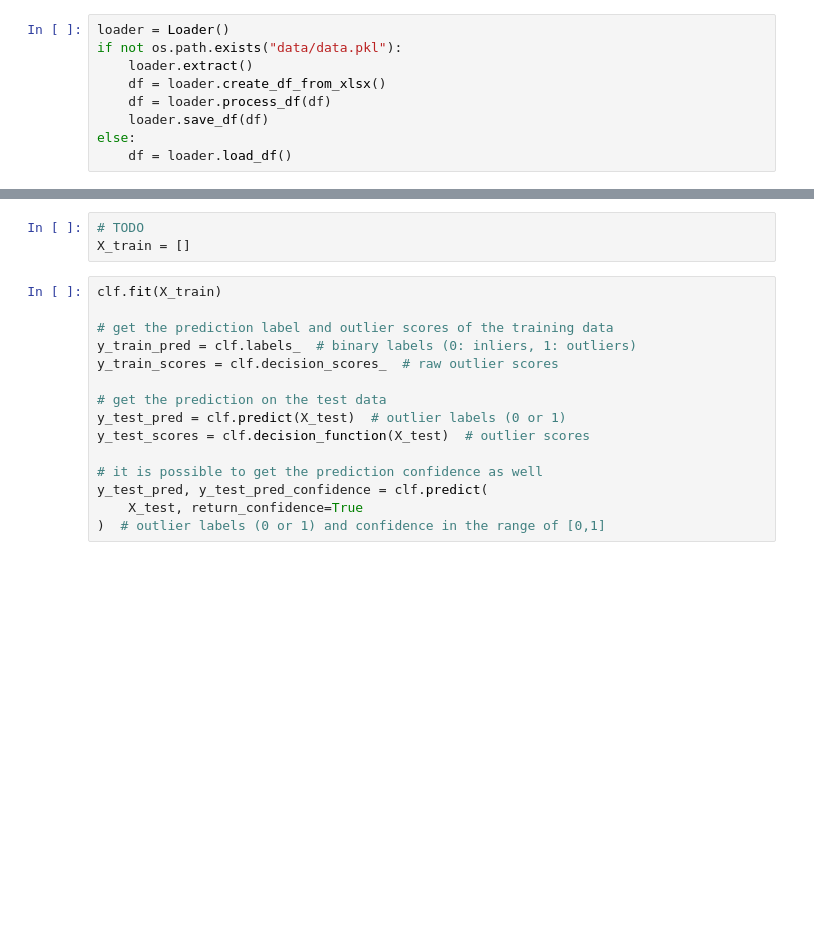
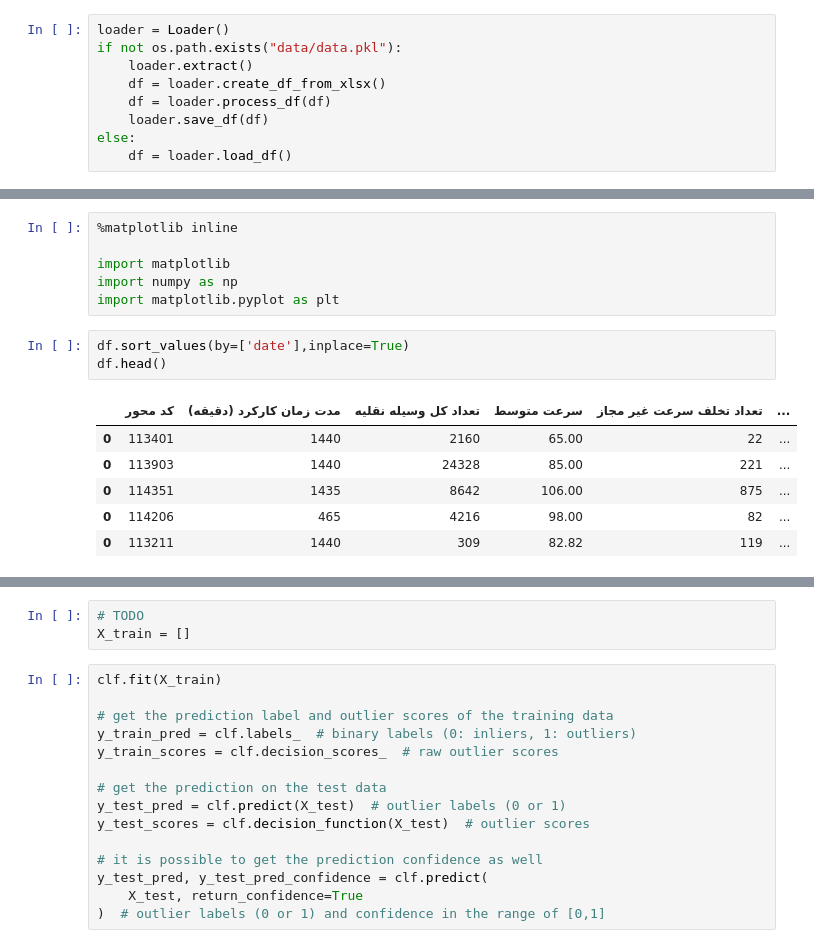
Before and after one commit to sfdkiaei/ICAISV2023, a Jupyter notebook: outlier_detection.ipynb, the cells around one changed output, grey strips where cells are left out. Cells and saved outputs as stored; diff of their text form; blank space fills up the shorter version.

```diff
--- a/outlier_detection.ipynb
+++ b/outlier_detection.ipynb
@@ -63,0 +101,16 @@ print(loader.get_roads())
+# %%
+%matplotlib inline
+
+import matplotlib
+import numpy as np
+import matplotlib.pyplot as plt
+# %%
+df.sort_values(by=['date'],inplace=True)
+df.head()
+# %% [output]
+|  | کد محور | مدت زمان کارکرد (دقیقه) | تعداد کل وسیله نقلیه | سرعت متوسط | تعداد تخلف سرعت غیر مجاز | ... |
+| 0 | 113401 | 1440 | 2160 | 65.00 | 22 | ... |
+| 0 | 113903 | 1440 | 24328 | 85.00 | 221 | ... |
+| 0 | 114351 | 1435 | 8642 | 106.00 | 875 | ... |
+| 0 | 114206 | 465 | 4216 | 98.00 | 82 | ... |
+| 0 | 113211 | 1440 | 309 | 82.82 | 119 | ... |
```
Also changed, not shown: parts of 19 cells of this notebook, 2 other files.
